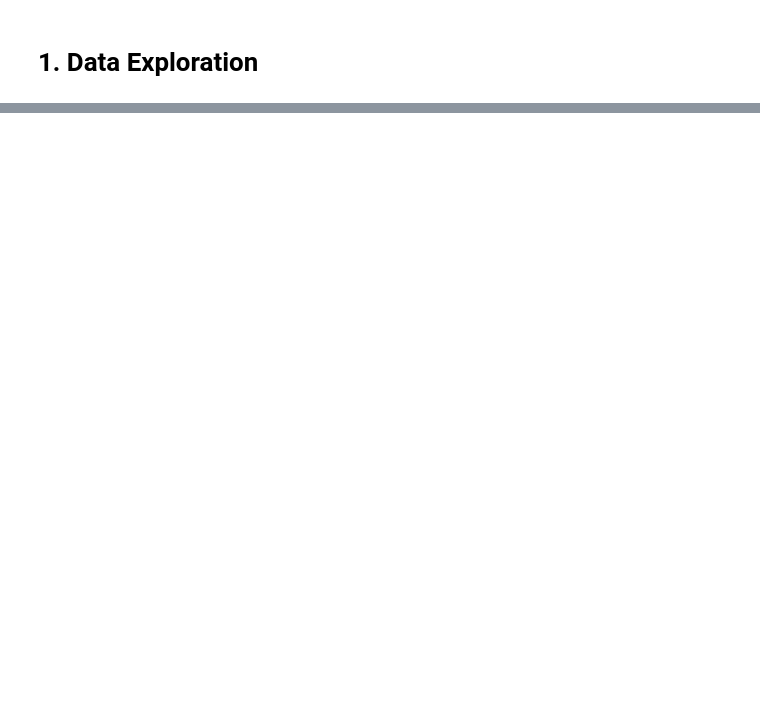
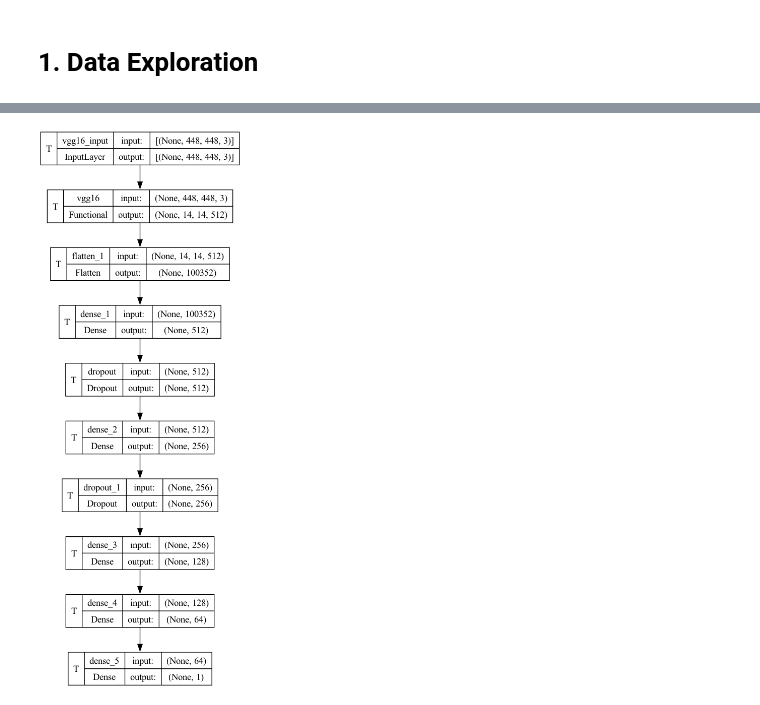
Before and after one commit to besplago/thesis-house-price-estimation, a Jupyter notebook: Data_Exploration.ipynb, the cells around one changed output, grey strips where cells are left out. Cells and saved outputs as stored; diff of their text form; code cells hidden in the pictures; blank space fills up the shorter version.

```diff
--- a/Data_Exploration.ipynb
+++ b/Data_Exploration.ipynb
@@ -64,0 +70,4 @@ max & 73.000000 & 12250000.000000 & 0.000000 & 237.000000 & 0.000000 & 6.000000
+# %%
+from img_utils import preprocess_images
+train_images_448 = preprocess_images(
+    houses_df_, "image_floorplan", 448, 448, True, False, False)
@@ -64,0 +131,10 @@ max & 73.000000 & 12250000.000000 & 0.000000 & 237.000000 & 0.000000 & 6.000000
+# %%
+#plot the model archetecture
+img = plot_model(model, to_file="VGG16_Architecture.png",
+                 show_shapes=True, show_layer_names=True, show_trainable=False,
+                 rankdir="TB", expand_nested=False, dpi=96)
+#€plot the image
+from IPython.display import Image
+Image(filename="VGG16_Architecture.png")
+# %% [output]
+[figure, added]
```
Also changed, not shown: parts of 5 cells of this notebook, 1 other file.
